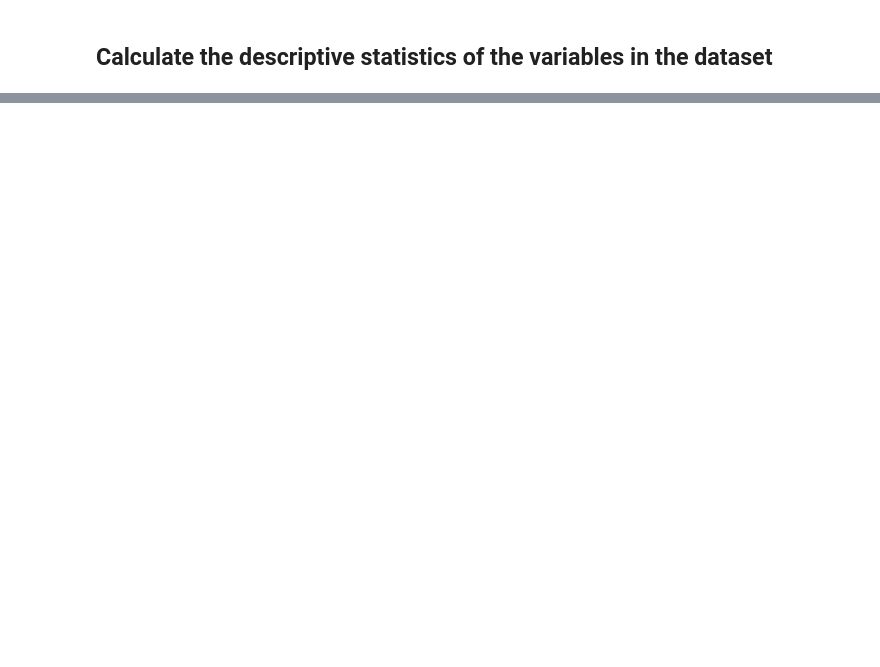
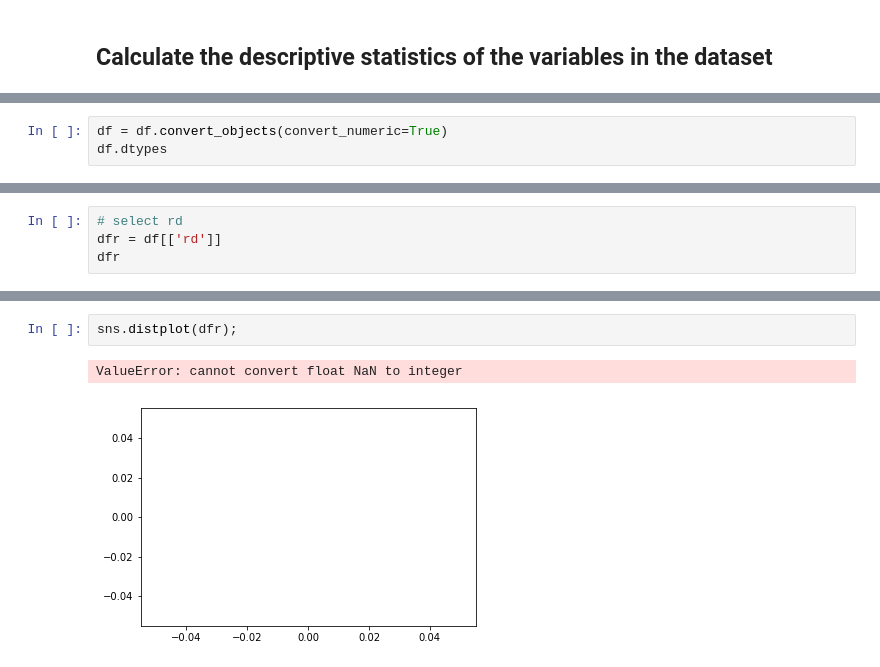
Before and after one commit to Aqua5lad/PDA-Dec-Project, a Jupyter notebook: PDA Project Dec 2018.ipynb, the cells around one changed output, grey strips where cells are left out. Saved outputs shown, nothing was run; the diff lists cells and outputs as text; blank space fills up the shorter version.

```diff
--- a/PDA Project Dec 2018.ipynb
+++ b/PDA Project Dec 2018.ipynb
@@ -204,0 +257,3 @@ OptionError: 'You can only set the value of existing options'
+# %%
+df = df.convert_objects(convert_numeric=True)
+df.dtypes
@@ -204,0 +286,4 @@ OptionError: 'You can only set the value of existing options'
+# %%
+# select rd
+dfr = df[['rd']]
+dfr
@@ -204,0 +309,5 @@ OptionError: 'You can only set the value of existing options'
+# %%
+sns.distplot(dfr);
+# %% [output]
+ValueError: cannot convert float NaN to integer
+[figure, added]
```
Also changed, not shown: parts of 19 cells of this notebook.
